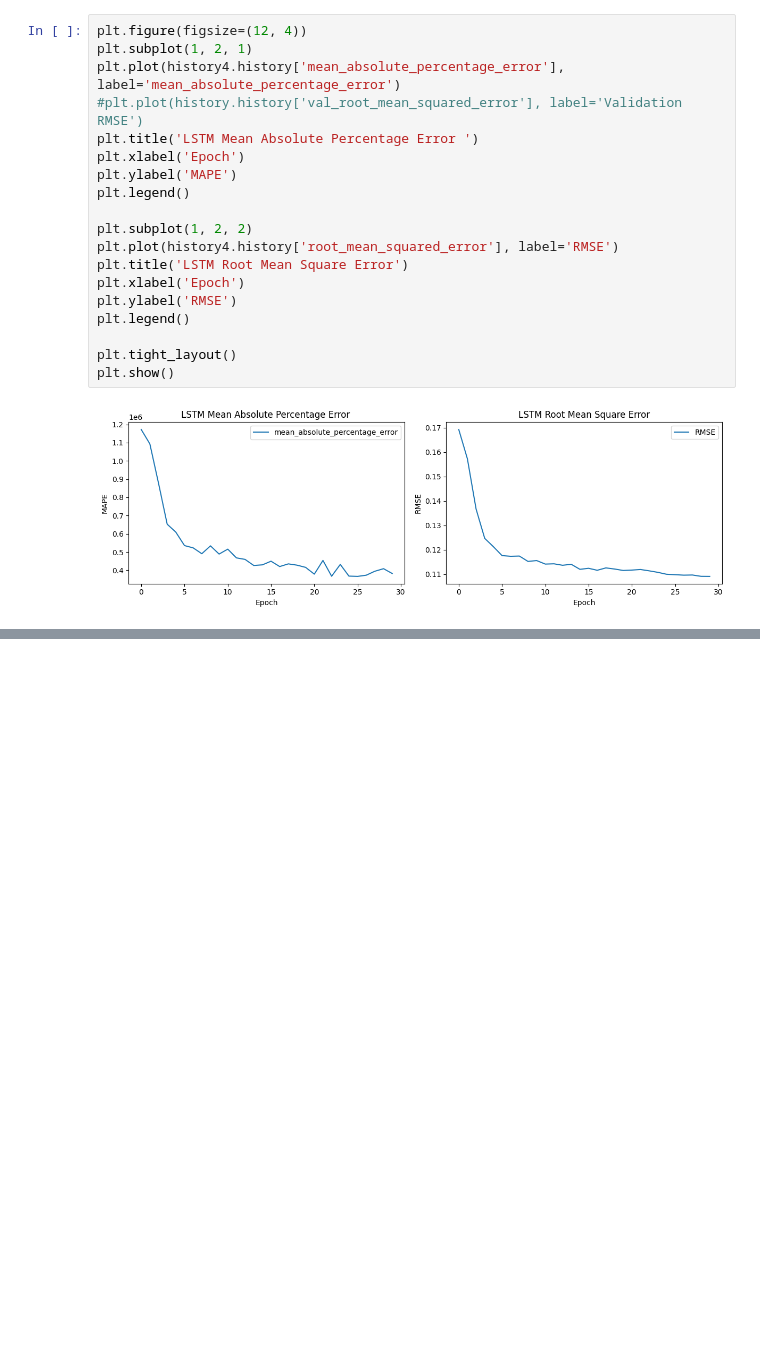
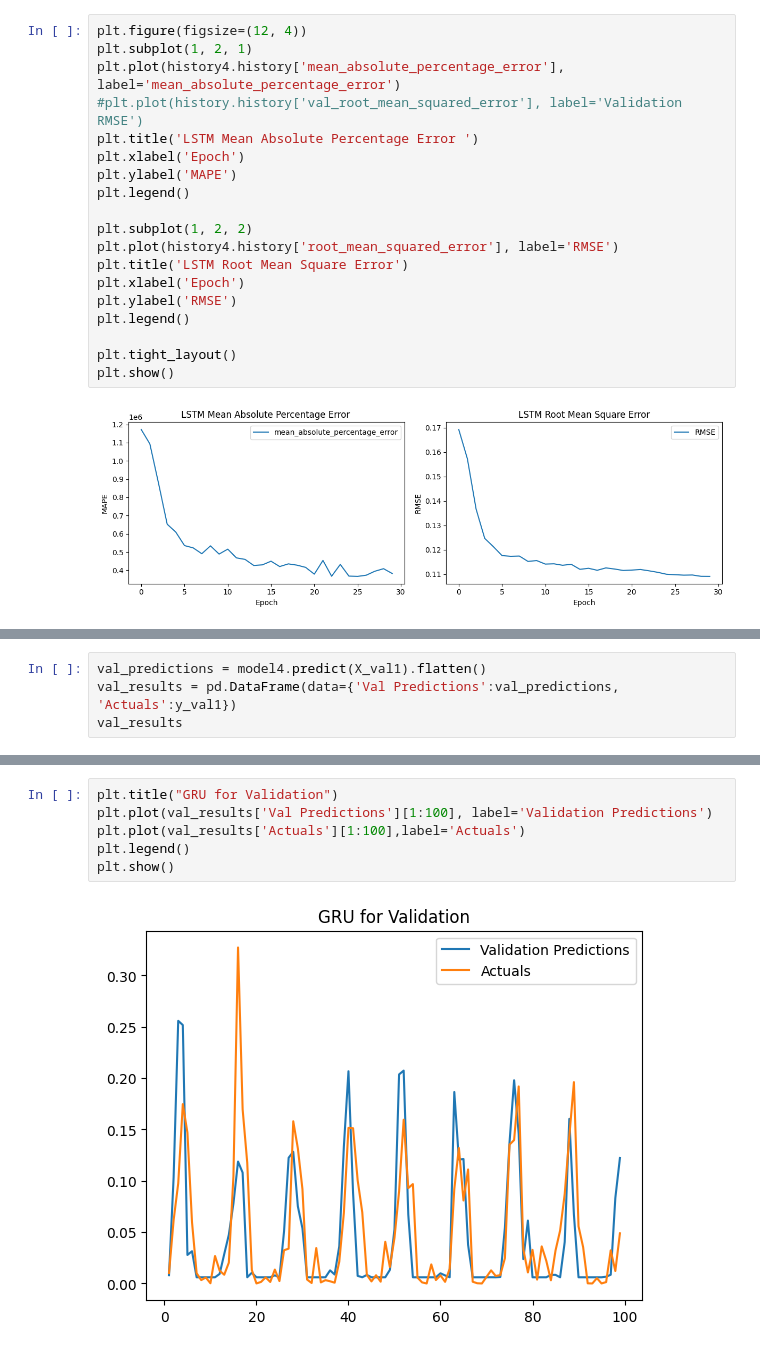
Before and after one commit to Sabindara17/Machine-Learning, a Jupyter notebook: timeseries.ipynb, the cells around one changed output, grey strips where cells are left out. Drawn from its saved outputs; the diff is of its cells as text; blank space fills up the shorter version.

```diff
--- a/timeseries.ipynb
+++ b/timeseries.ipynb
@@ -441,0 +576,4 @@ plt.show()
+# %%
+val_predictions = model4.predict(X_val1).flatten()
+val_results = pd.DataFrame(data={'Val Predictions':val_predictions, 'Actuals':y_val1})
+val_results
@@ -441,0 +595,8 @@ plt.show()
+# %%
+plt.title("GRU for Validation")
+plt.plot(val_results['Val Predictions'][1:100], label='Validation Predictions')
+plt.plot(val_results['Actuals'][1:100],label='Actuals')
+plt.legend()
+plt.show()
+# %% [output]
+[figure, added]
```
Also changed, not shown: parts of 29 cells of this notebook.
